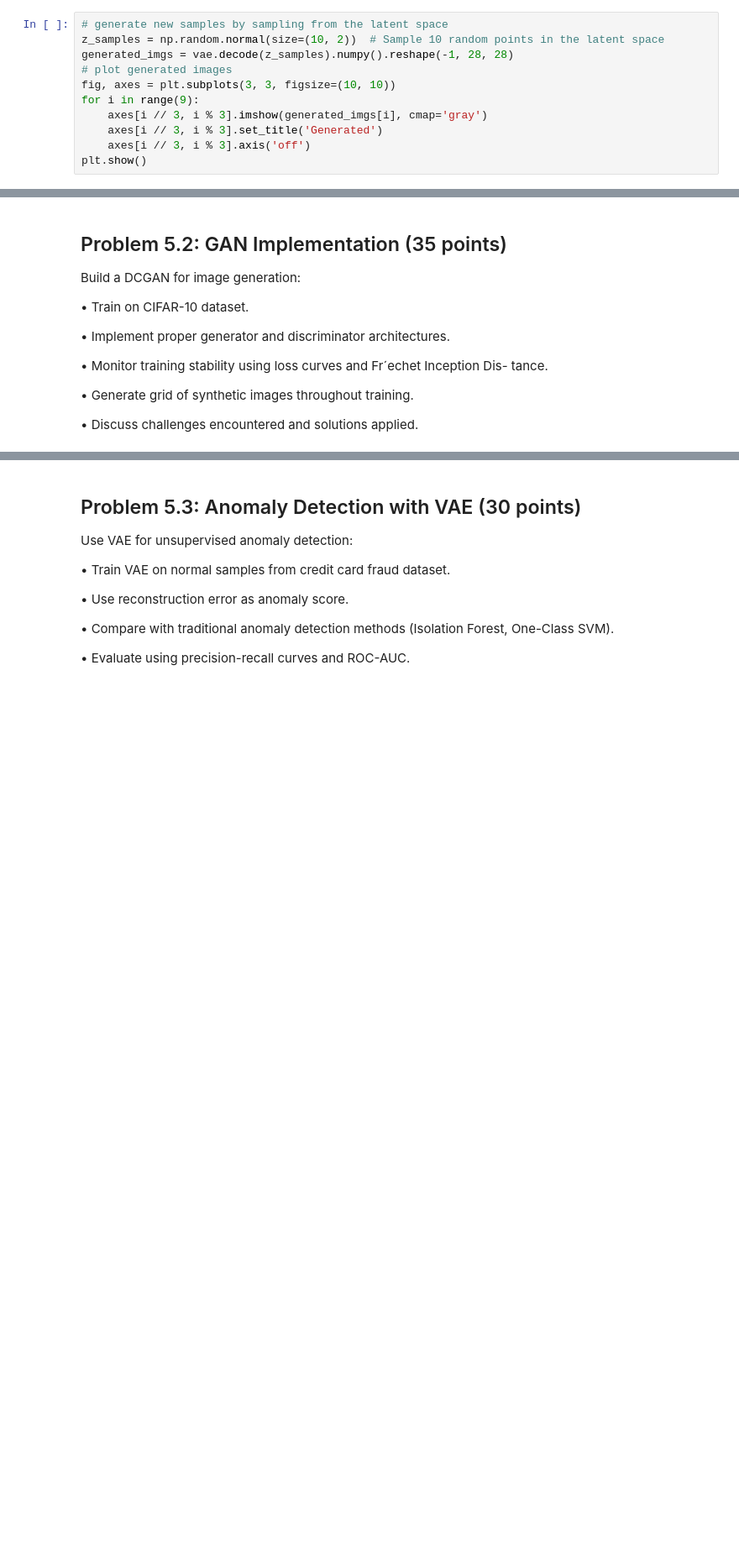
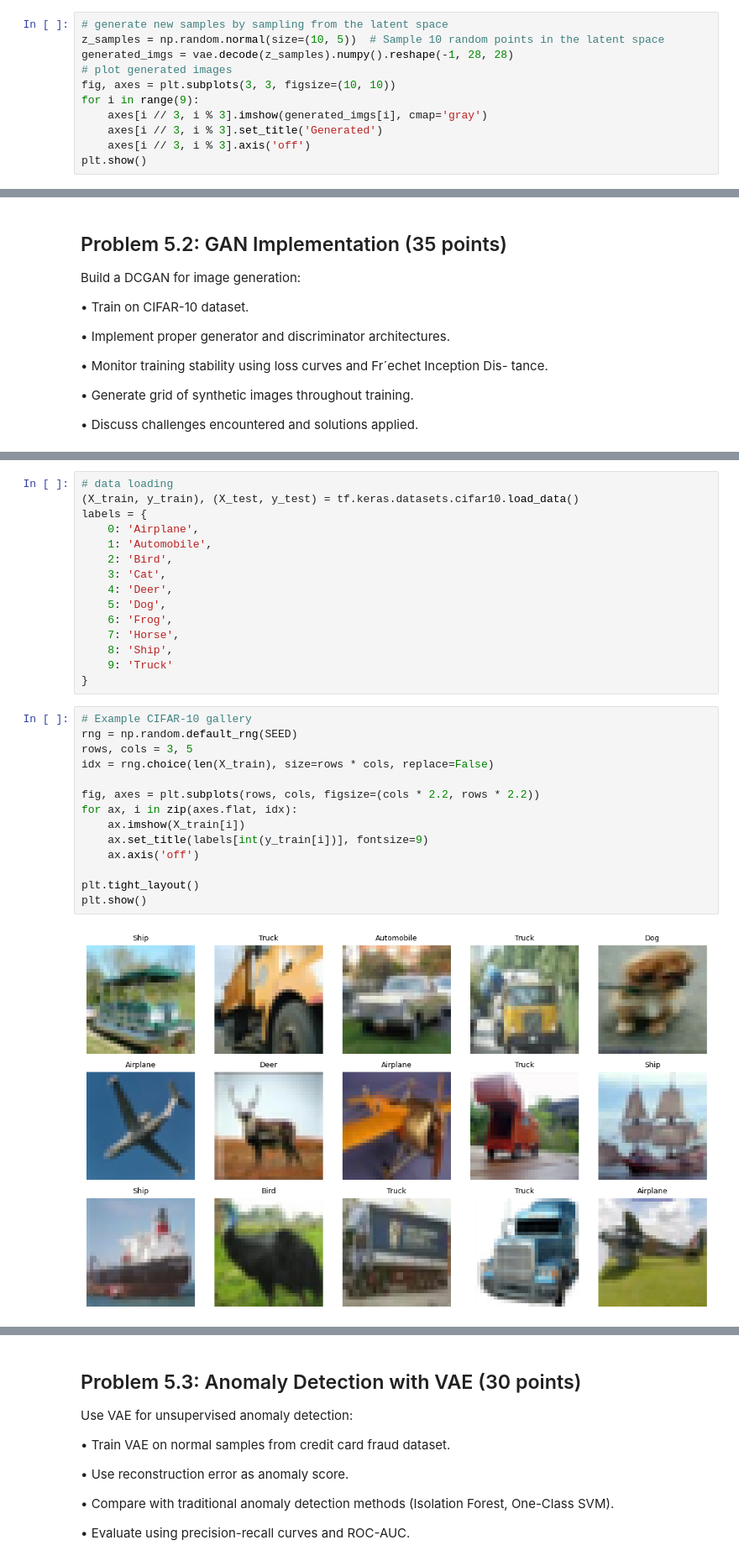
Before and after one commit to tomaszsrebniak/ML_for_data_analytics, a Jupyter notebook: Assignment5/List5.ipynb, the cells around one changed output, grey strips where cells are left out. Shown at 84% size. Saved outputs shown, nothing was run; the diff lists cells and outputs as text; blank space fills up the shorter version.

```diff
--- a/Assignment5/List5.ipynb
+++ b/Assignment5/List5.ipynb
@@ -192,7 +209,7 @@ plt.show()
 Some of the groups are easily separable in the latent space, while others are more mixed. For example, T-shirt/top and Shirt are quite close to each other, which makes sense as they have similar shapes. On the other hand, Trouser, Sneaker and Ankle boot are more separated from the rest, likely due to their distinct shapes.
 # %%
 # generate new samples by sampling from the latent space
-z_samples = np.random.normal(size=(10, 2))  # Sample 10 random points in the latent space
+z_samples = np.random.normal(size=(10, 5))  # Sample 10 random points in the latent space
 generated_imgs = vae.decode(z_samples).numpy().reshape(-1, 28, 28)
 # plot generated images
 fig, axes = plt.subplots(3, 3, figsize=(10, 10))
@@ -244,0 +298,31 @@ tance.
+# %%
+# data loading
+(X_train, y_train), (X_test, y_test) = tf.keras.datasets.cifar10.load_data()
+labels = {
+    0: 'Airplane',
+    1: 'Automobile',
+    2: 'Bird',
+    3: 'Cat',
+    4: 'Deer',
+    5: 'Dog',
+    6: 'Frog',
+    7: 'Horse',
+    8: 'Ship',
+    9: 'Truck'
+}
+# %%
+# Example CIFAR-10 gallery
+rng = np.random.default_rng(SEED)
+rows, cols = 3, 5
+idx = rng.choice(len(X_train), size=rows * cols, replace=False)
+
+fig, axes = plt.subplots(rows, cols, figsize=(cols * 2.2, rows * 2.2))
+for ax, i in zip(axes.flat, idx):
+    ax.imshow(X_train[i])
+    ax.set_title(labels[int(y_train[i])], fontsize=9)
+    ax.axis('off')
+
+plt.tight_layout()
+plt.show()
+# %% [output]
+[figure, added]
```
Also changed, not shown: parts of 29 cells of this notebook.
